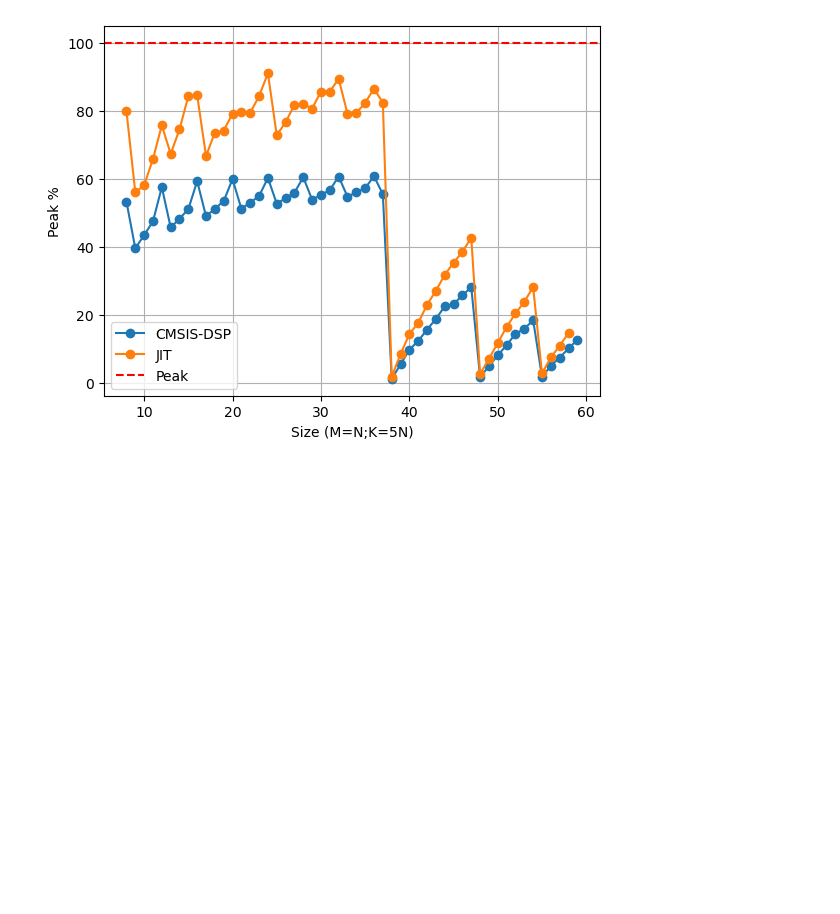
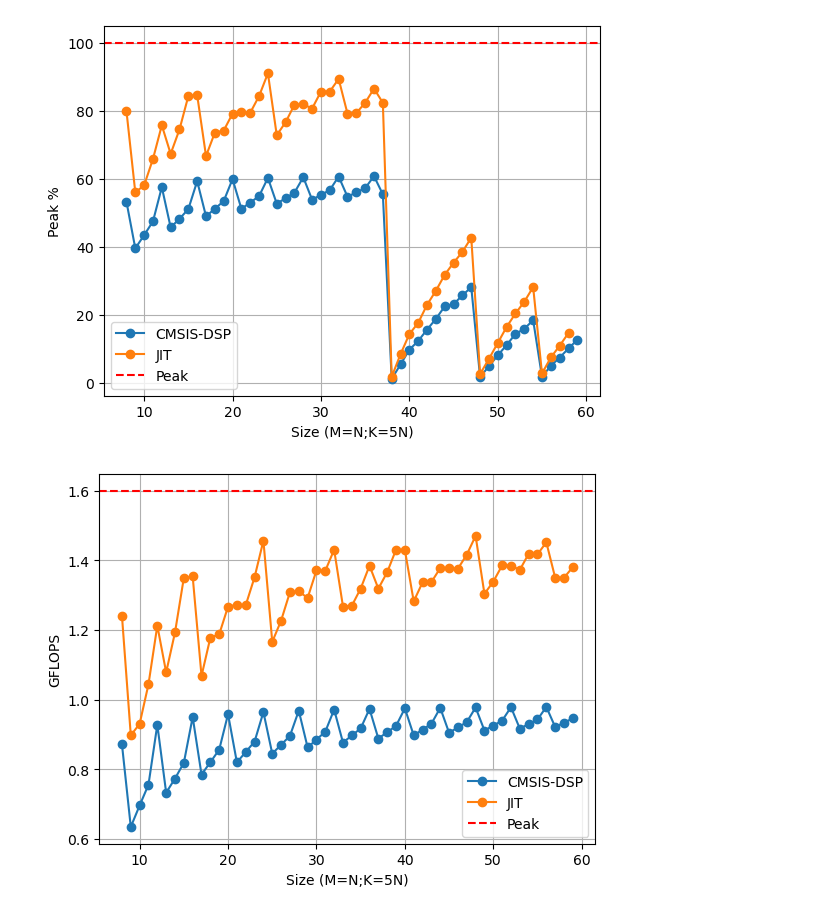
Before and after one commit to 01ill/e7-appkit-lab, a Jupyter notebook: results/jit/gemm_evaluation.ipynb, the cells around one changed output. Cells and saved outputs as stored; diff of their text form; code cells hidden in the pictures; blank space fills up the shorter version.

Commit message:
more evaluations of the gemm jitter

```diff
--- a/results/jit/gemm_evaluation.ipynb
+++ b/results/jit/gemm_evaluation.ipynb
@@ -101,3 +101,19 @@ Try using .loc[row_indexer,col_indexer] = value instead
 See the caveats in the documentation: https://pandas.pydata.org/pandas-docs/stable/user_guide/indexing.html#returning-a-view-versus-a-copy
   subset['Peak'] = (subset['GFLOPS'] / 1.6) * 100
 [figure]
+# %%
+data = pd.read_csv('gemm_square_test3.csv', sep=";")
+data
+#plt.figure(figsize=(10, 6))
+for type_exec in data['Type'].unique():
+    subset = data[data['Type'] == type_exec]
+    plt.plot(subset['M'], subset['GFLOPS'], label=type_exec, marker='o')
+
+plt.axhline(y=1.6, color='r', linestyle='--', label='Peak')
+plt.xlabel('Size (M=N;K=5N)')
+plt.ylabel('GFLOPS')
+plt.legend()
+plt.grid(True)
+plt.show()
+# %% [output]
+[figure, added]
```
Also changed, not shown: parts of 3 cells of this notebook, 2 other files.
